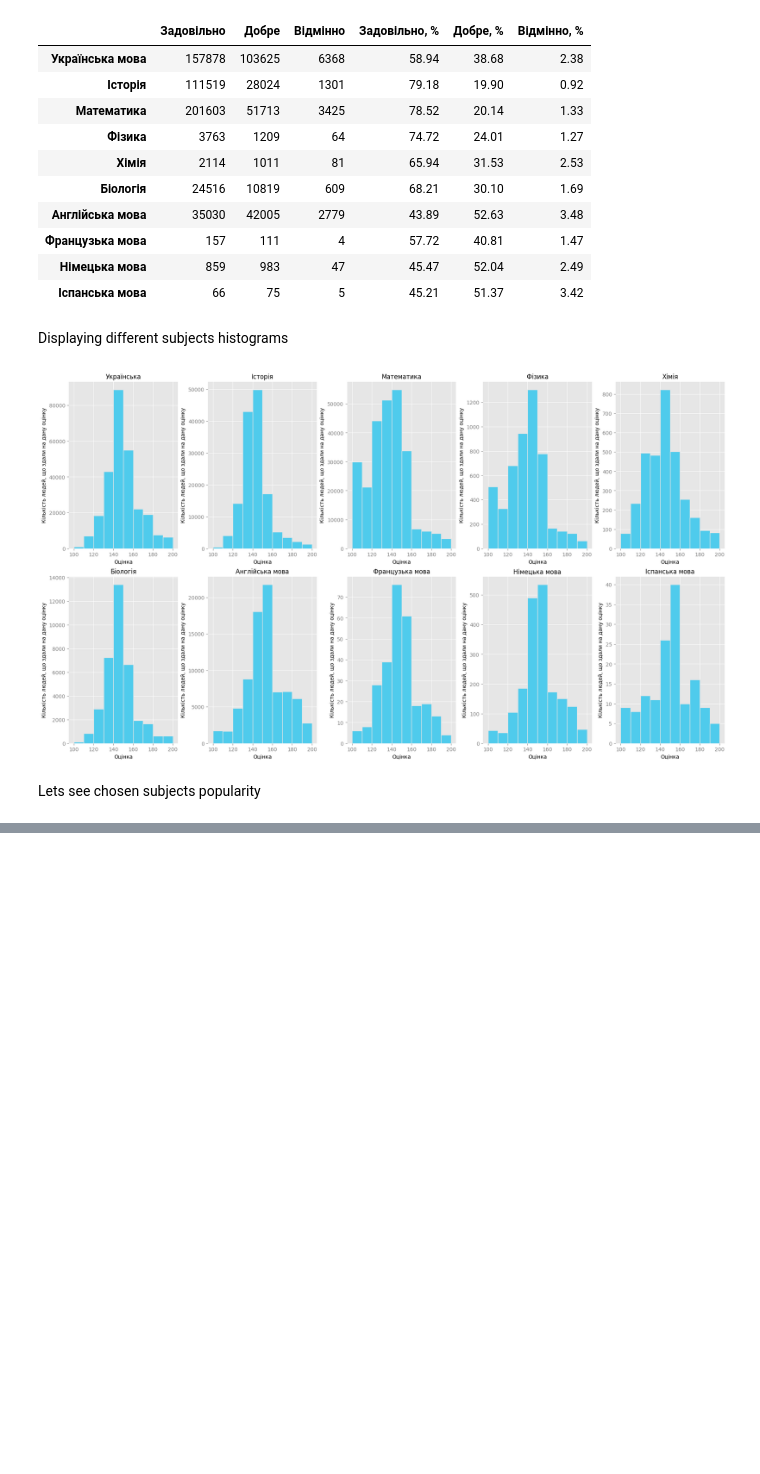
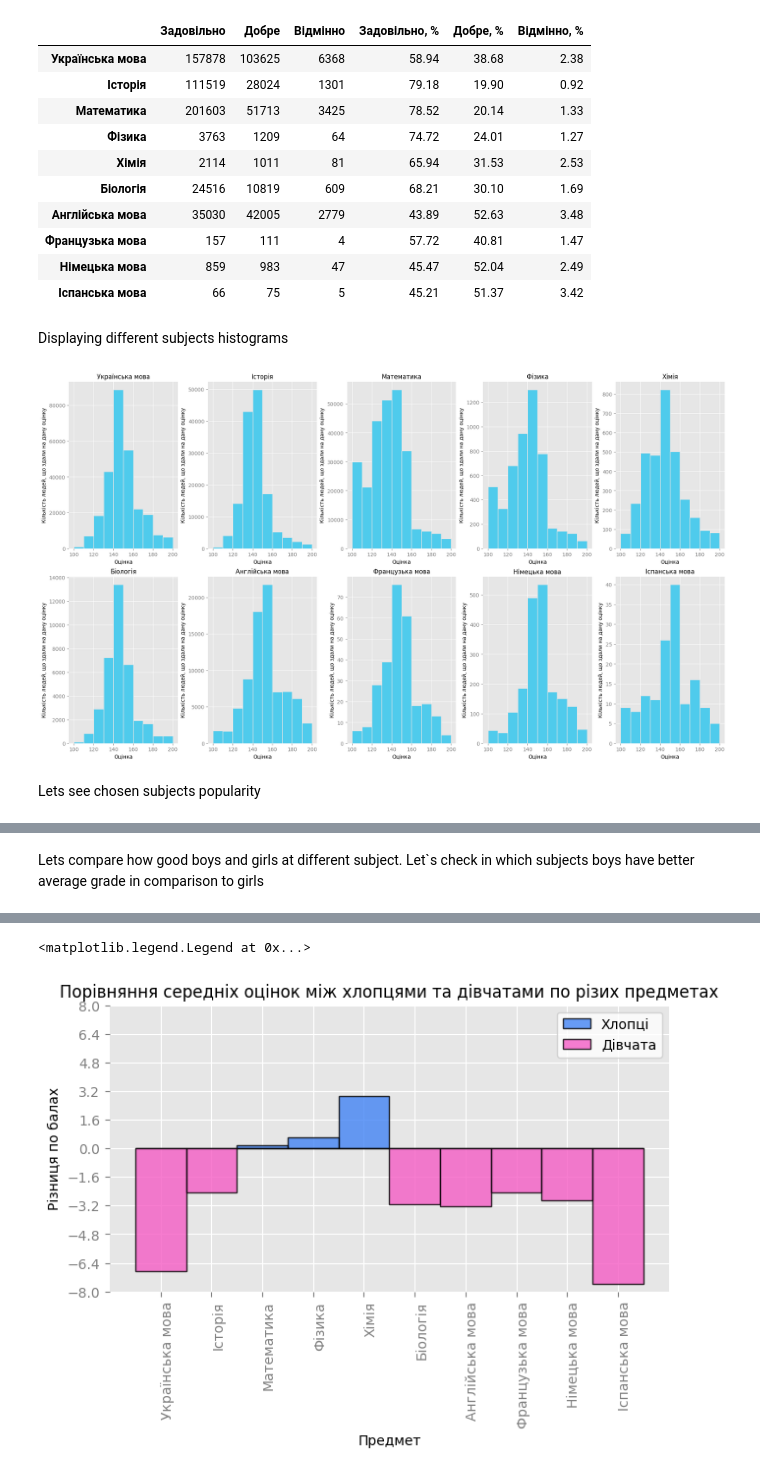
Before and after one commit to TeddyProg/ML_workbooks, a Jupyter notebook: Midterm.ipynb, the cells around one changed output, grey strips where cells are left out. Drawn from its saved outputs; the diff is of its cells as text; code cells hidden in the pictures; blank space fills up the shorter version.

```diff
--- a/Midterm.ipynb
+++ b/Midterm.ipynb
@@ -36,11 +36,16 @@ subjectGradesColumnNames = [ 'UkrBlockBall100',
                              'SpaBlockBall100'
                              ]
 
-for subjectGrade in subjectGradesColumnNames:
+allData = [
+    data2023,
+]
 
-  if data2023[subjectGrade].dtype != np.float64:
-    data2023[subjectGrade] = data2023[subjectGrade].str.replace(',','.')
-    data2023[subjectGrade] = data2023[subjectGrade].astype(np.float64)
+for data in allData:
+  for subjectGrade in subjectGradesColumnNames:
+
+    if data[subjectGrade].dtype != np.float64:
+      data[subjectGrade] = data[subjectGrade].str.replace(',','.')
+      data[subjectGrade] = data[subjectGrade].astype(np.float64)
 # %% [markdown]
 Helper functions
 # %%
@@ -203,9 +211,13 @@ chosenSubjectsNames = subjectNames[chosenSubjectsMask]
 chosenSubjectsGrades = [ gradeArrays[i] for i in range(0, len(gradeArrays)) if  chosenSubjectsMask[i]]
 chosenSubjectsNum = chosenSubjectsNames.shape[0]
 chosenSubjectsCounts = np.array([ chosenSubjectsGrades[i].shape[0] for i in range(0, chosenSubjectsNum)])
+chosenSubjectAllCount = chosenSubjectsCounts.sum()
 popularitySortedIdx = chosenSubjectsCounts.argsort()[::-1]
 
-print('')
+print('Список обраних предметів за популярністю:')
+for i in range(0, chosenSubjectsNum):
+  idx = popularitySortedIdx[i]
+  print('{0} - {1} / {2}, {3} %'.format(chosenSubjectsNames[idx], chosenSubjectsCounts[idx], chosenSubjectAllCount, np.round(chosenSubjectsCounts[idx] / chosenSubjectAllCount * 100, 2)))
 
 fig, ax = plt.subplots()
 setup_histogram_style(ax)
@@ -218 +239,59 @@ Text(0, 0.5, 'Кількість людей, які обрали цей пред
 [figure]
+# %% [markdown]
+
+Lets compare how good boys and girls at different subject. Let`s check in which subjects boys have better average grade in comparison to girls
+# %%
+def getGenderGradesDict(data):
+  grades, subjNames = getGradesAndNamesArrays(data, subjectGradesColumnNames)
+  gradesDict = { getUkrainianSubjectName(subjNames[i]) : np.mean(grades[i]) for i in range(0, len(subjNames)) }
+  return gradesDict
+
+maleGender = 'чоловіча'
+femaleGender = 'жіноча'
+
+maleData = data2023[data2023['SexTypeName'] == maleGender]
+femaleData = data2023[data2023['SexTypeName'] == femaleGender]
+
+maleGradesDict = getGenderGradesDict(maleData)
+femaleGradesDict = getGenderGradesDict(femaleData)
+
+maleCount = maleData.shape[0]
+femaleCount = femaleData.shape[0]
+print('Кількість хлопців - {0}, кількість дівчат - {1}'.format(maleCount, femaleCount))
+
+subjectsMale = np.array(list(maleGradesDict.keys()))
+subjectsFemale = np.array(list(femaleGradesDict.keys()))
+subjects = subjectsMale[np.in1d(subjectsMale, subjectsFemale)]
+
+maleGrades = np.array([maleGradesDict[subjects[i]] for i in range(0, len(subjects))])
+femaleGrades = np.array([femaleGradesDict[subjects[i]] for i in range(0, len(subjects))])
+diff = maleGrades - femaleGrades
+
+
+maleBetterIds = np.nonzero(diff > 0)[0]
+print('Хлопці кращі за дівчат в таких предметах: ')
+for i in range(0, maleBetterIds.shape[0]):
+  idx = maleBetterIds[i]
+  print(f'{subjects[idx]:25} - {maleGrades[idx]:5.2f} проти {femaleGrades[idx]:5.2f} (різниця {diff[idx]:5.2f} балів)')
+
+femaleBetterIds = np.nonzero(diff < 0)[0]
+print('Дівчата кращі за хлопців в таких предметах: ')
+for i in range(0, femaleBetterIds.shape[0]):
+  idx = femaleBetterIds[i]
+  print(f'{subjects[idx]:25} - {femaleGrades[idx]:5.2f} проти {maleGrades[idx]:5.2f} (різниця {-diff[idx]:5.2f} балів)')
+
+
+fig, ax = plt.subplots(constrained_layout=True)
+setup_histogram_style(ax)
+ax.set_xticks(np.arange(subjects.shape[0]), subjects, rotation='vertical', ha='left')
+yAxisEdge = np.ceil(np.abs(diff).max())
+step = yAxisEdge / 5
+ax.set_yticks(np.arange(-yAxisEdge, yAxisEdge + step, step))
+ax.set_ylim(-yAxisEdge, yAxisEdge)
+ax.set_title('Порівняння середніх оцінок між хлопцями та дівчатами по різих предметах')
+ax.bar(subjects, np.where(diff > 0, diff, 0), width=1, color='#4284f5', label = 'Хлопці', alpha=0.8, edgecolor='k', linewidth=1)
+ax.bar(subjects, np.where(diff < 0, diff, 0), width=1, color='#f55dc5', label = 'Дівчата', alpha=0.8, edgecolor='k', linewidth=1)
+ax.set_xlabel('Предмет')
+ax.set_ylabel('Різниця по балах')
+ax.legend()
+# %% [output]
@@ -218,0 +311,2 @@ Text(0, 0.5, 'Кількість людей, які обрали цей пред
+<matplotlib.legend.Legend at 0x...>
+[figure, added]
```
Also changed, not shown: parts of 6 cells of this notebook.
